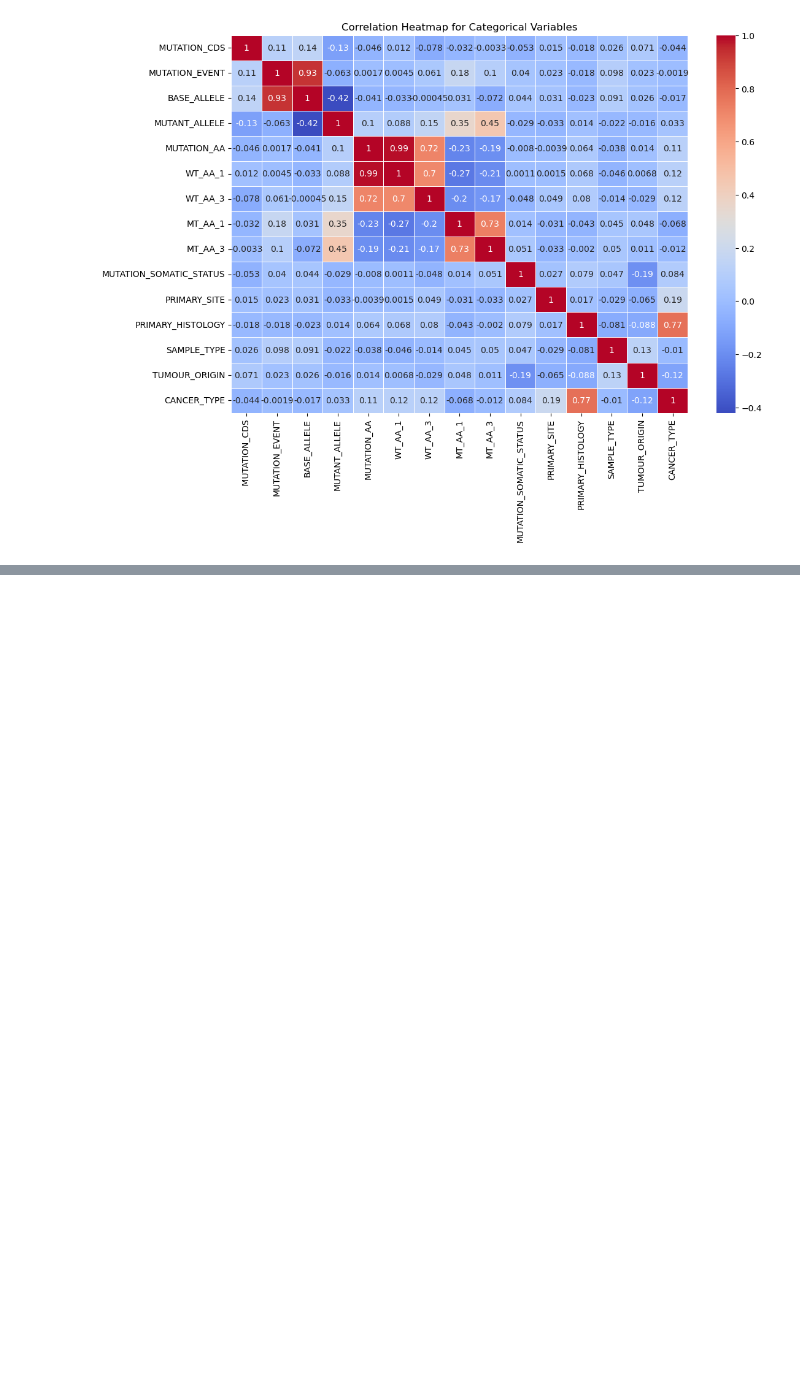
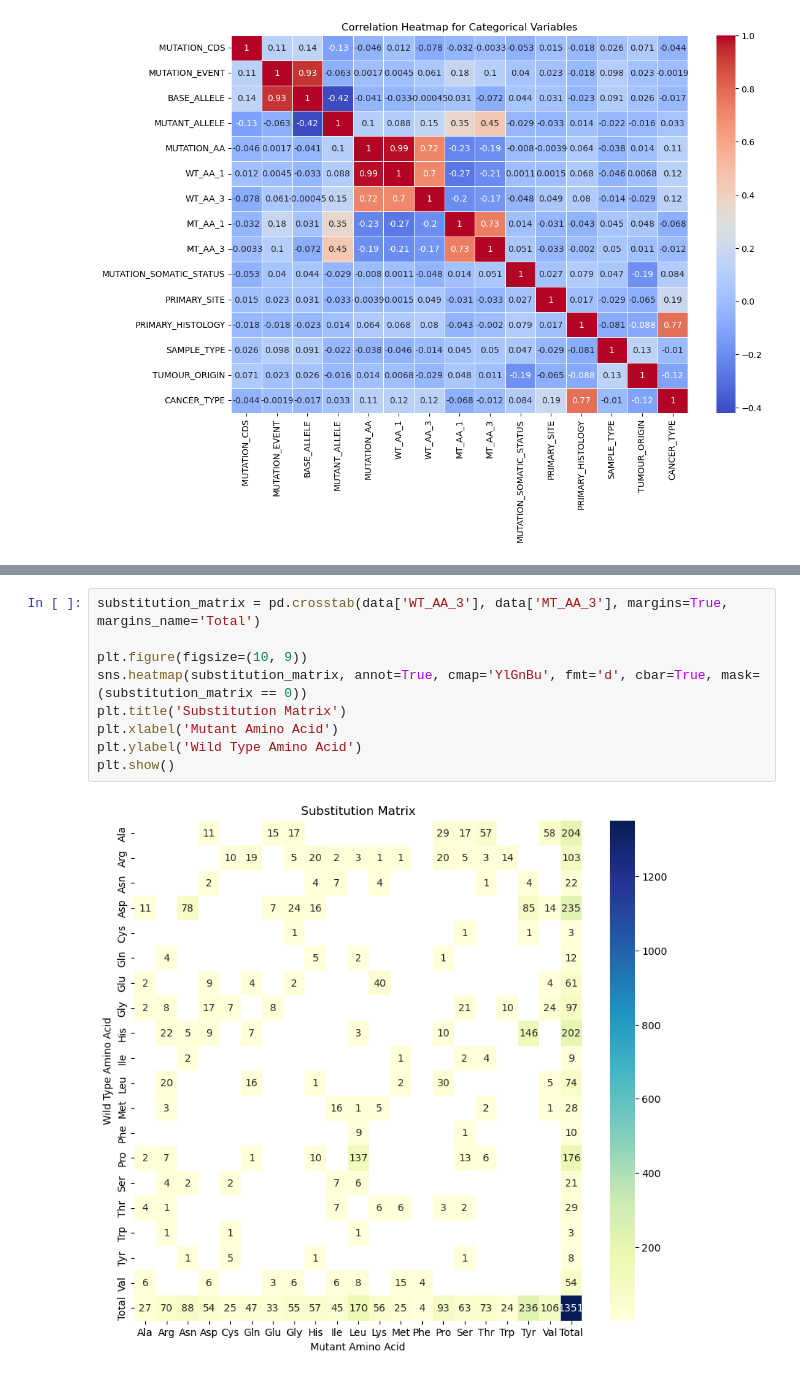
Before and after one commit to itsjustnilay/BIS_634-Cancer-Predictor, a Jupyter notebook: 2. Data Exploration and Visualization.ipynb, the cells around one changed output, grey strips where cells are left out. Cells and saved outputs as stored; diff of their text form; blank space fills up the shorter version.

```diff
--- a/2. Data Exploration and Visualization.ipynb
+++ b/2. Data Exploration and Visualization.ipynb
@@ -126,0 +163,11 @@ plt.show()
+# %%
+substitution_matrix = pd.crosstab(data['WT_AA_3'], data['MT_AA_3'], margins=True, margins_name='Total')
+
+plt.figure(figsize=(10, 9))
+sns.heatmap(substitution_matrix, annot=True, cmap='YlGnBu', fmt='d', cbar=True, mask=(substitution_matrix == 0))
+plt.title('Substitution Matrix')
+plt.xlabel('Mutant Amino Acid')
+plt.ylabel('Wild Type Amino Acid')
+plt.show()
+# %% [output]
+[figure, added]
```
Also changed, not shown: parts of 4 cells of this notebook.
